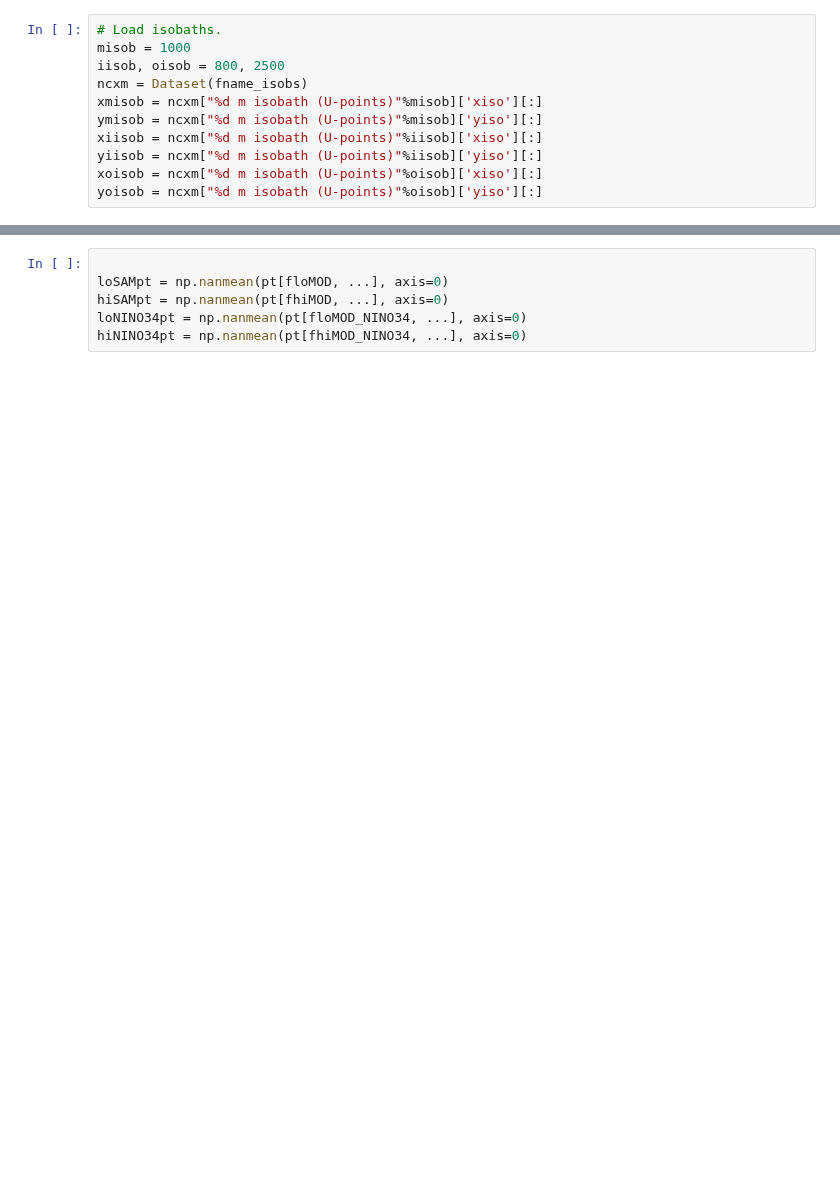
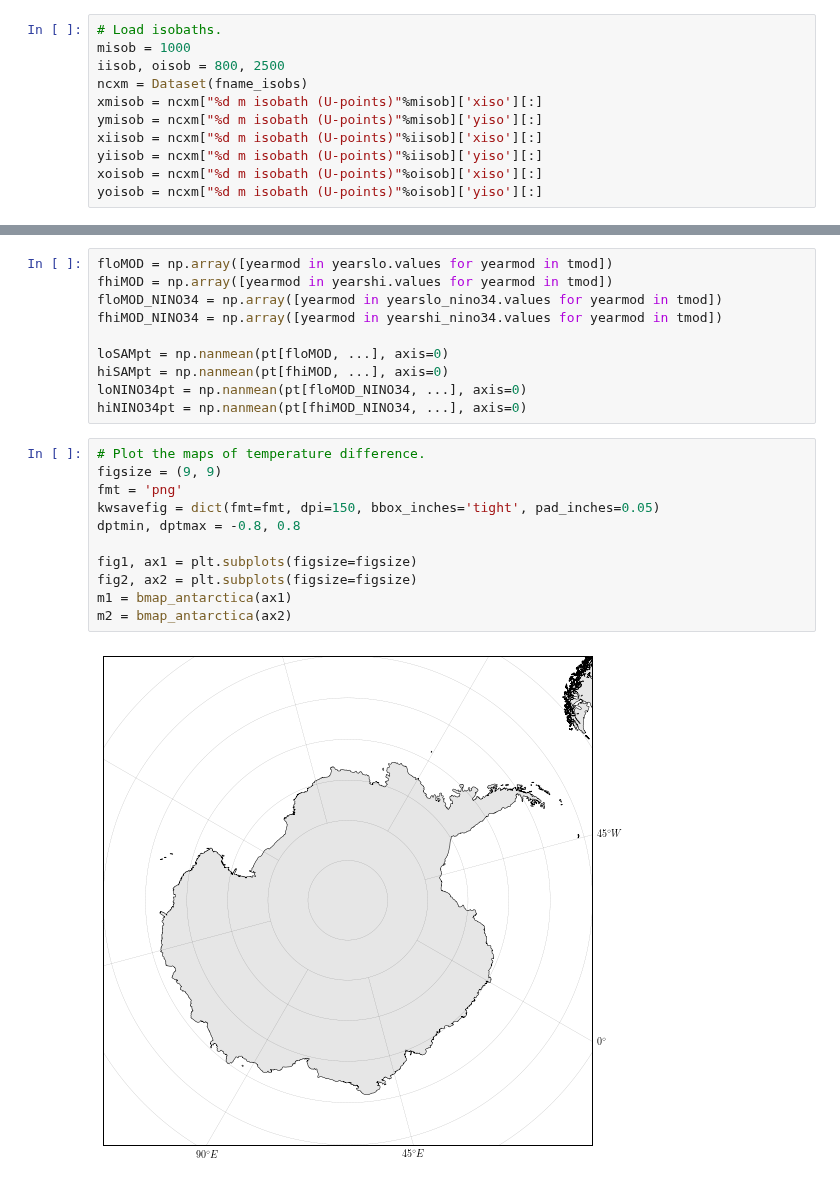
Before and after one commit to apaloczy/AntarcticaCircumpolarIntrusions, a Jupyter notebook: plot_figs/fig08/fig08.ipynb, the cells around one changed output, grey strips where cells are left out. Cells and saved outputs as stored; diff of their text form; blank space fills up the shorter version.

Commit message:
Add Figure 8 notebook.

```diff
--- a/plot_figs/fig08/fig08.ipynb
+++ b/plot_figs/fig08/fig08.ipynb
@@ -125,6 +136,23 @@ NameError: name 'tmod' is not defined
 # %%
+floMOD = np.array([yearmod in yearslo.values for yearmod in tmod])
+fhiMOD = np.array([yearmod in yearshi.values for yearmod in tmod])
+floMOD_NINO34 = np.array([yearmod in yearslo_nino34.values for yearmod in tmod])
+fhiMOD_NINO34 = np.array([yearmod in yearshi_nino34.values for yearmod in tmod])
 
 loSAMpt = np.nanmean(pt[floMOD, ...], axis=0)
 hiSAMpt = np.nanmean(pt[fhiMOD, ...], axis=0)
 loNINO34pt = np.nanmean(pt[floMOD_NINO34, ...], axis=0)
 hiNINO34pt = np.nanmean(pt[fhiMOD_NINO34, ...], axis=0)
+# %%
+# Plot the maps of temperature difference.
+figsize = (9, 9)
+fmt = 'png'
+kwsavefig = dict(fmt=fmt, dpi=150, bbox_inches='tight', pad_inches=0.05)
+dptmin, dptmax = -0.8, 0.8
+
+fig1, ax1 = plt.subplots(figsize=figsize)
+fig2, ax2 = plt.subplots(figsize=figsize)
+m1 = bmap_antarctica(ax1)
+m2 = bmap_antarctica(ax2)
+# %% [output]
+[figure, added]
```
Also changed, not shown: parts of 12 cells of this notebook, 2 other files.
